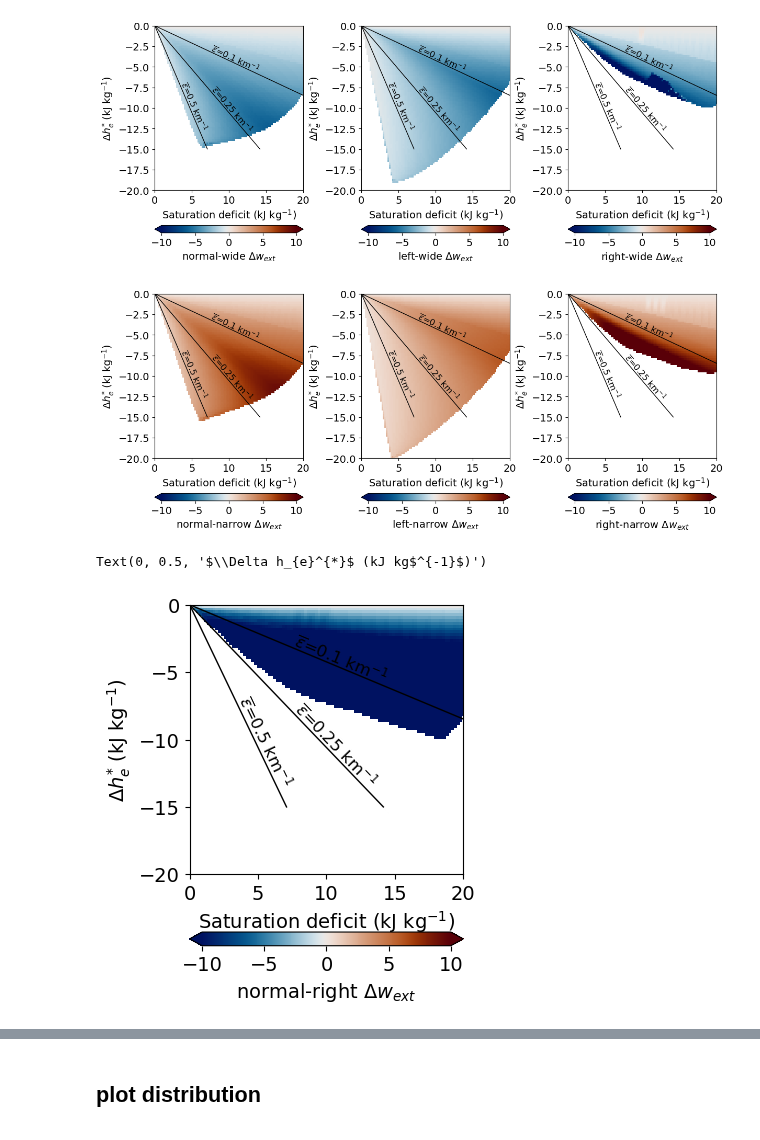
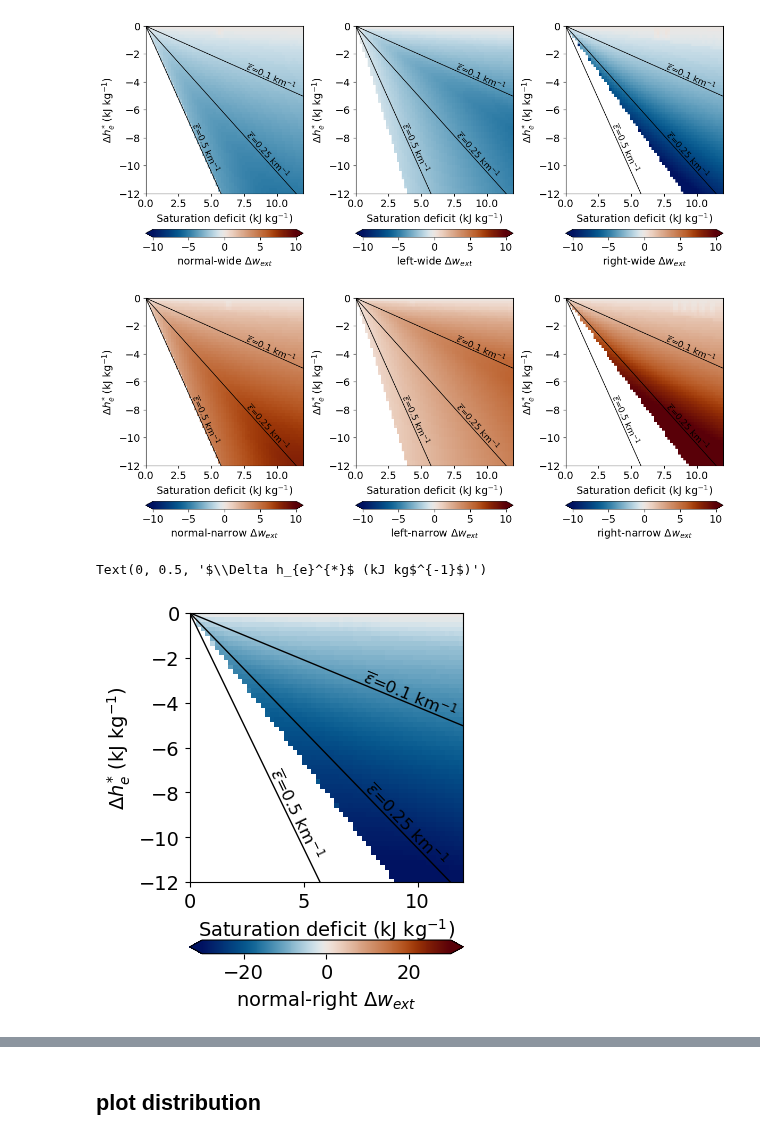
Before and after one commit to dongqi-DQ/plume_models, a Jupyter notebook: distribution_plotting.ipynb, the cells around one changed output, grey strips where cells are left out. Saved outputs shown, nothing was run; the diff lists cells and outputs as text; code cells hidden in the pictures.

```diff
--- a/distribution_plotting.ipynb
+++ b/distribution_plotting.ipynb
@@ -241,7 +241,7 @@ def get_Palmer_plane_breadth(z_b=1400,mprofile="cos",skew_type = "left", read_fr
 
 # Set the model parameters
 
-z_b = 700
+z_b = 1400
 mprofile = "cos"
 
 df_normal = get_Palmer_plane_breadth(z_b,mprofile,skew_type = "normal", read_from_file=False)
@@ -255,5 +255,5 @@ df_normal_wide = get_Palmer_plane_breadth(z_b,mprofile,skew_type = "normal_wide"
 df_left_wide = get_Palmer_plane_breadth(z_b,mprofile,skew_type = "left_wide", read_from_file=False)
 df_right_wide = get_Palmer_plane_breadth(z_b,mprofile=mprofile,skew_type = "right_wide", read_from_file=False)
 df_uniform = get_Palmer_plane_linear(z_b,mprofile=mprofile,skew_type = "uniform", read_from_file=False)
-# df_right_h = get_Palmer_plane_skew(z_b=1400,mprofile=mprofile,skew_type = "right", read_from_file=True)
+# df_right_h = get_Palmer_plane_skew(z_b=1400,mprofile=mprofile,skew_type = "right", read_from_file=False)
 # %% [output]
@@ -818,8 +818,8 @@ for es,xval in zip([-0.5, -0.25,-0.1],[3.5,8.5,8.5]):
         va="bottom"
     )
 
-ax1.set_xlim(0,20)
-ax1.set_ylim(-20,0)
+ax1.set_xlim(0,12)
+ax1.set_ylim(-12,0)
 ax1.set_xlabel(r"Saturation deficit (kJ kg$^{-1}$)")
 ax1.set_ylabel(r"$\Delta h_{e}^{*}$ (kJ kg$^{-1}$)")
 ax1 = fig.add_subplot(132)
@@ -854,8 +854,8 @@ for es,xval in zip([-0.5, -0.25,-0.1],[3.5,8.5,8.5]):
         va="bottom"
     )
 
-ax1.set_xlim(0,20)
-ax1.set_ylim(-20,0)
+ax1.set_xlim(0,12)
+ax1.set_ylim(-12,0)
 ax1.set_xlabel(r"Saturation deficit (kJ kg$^{-1}$)")
 ax1.set_ylabel(r"$\Delta h_{e}^{*}$ (kJ kg$^{-1}$)")
 
@@ -891,13 +891,13 @@ for es,xval in zip([-0.5, -0.25,-0.1],[3.5,8.5,8.5]):
         va="bottom"
     )
 
-ax1.set_xlim(0,20)
-ax1.set_ylim(-20,0)
+ax1.set_xlim(0,12)
+ax1.set_ylim(-12,0)
 ax1.set_xlabel(r"Saturation deficit (kJ kg$^{-1}$)")
 ax1.set_ylabel(r"$\Delta h_{e}^{*}$ (kJ kg$^{-1}$)")
 plt.tight_layout()
 # %% [output]
-[figure, old version]
+[figure, new version]
 # %%
 fig = plt.figure(figsize=(12,5))
 
@@ -933,8 +933,8 @@ for es,xval in zip([-0.5, -0.25,-0.1],[3.5,8.5,8.5]):
         va="bottom"
     )
 
-ax1.set_xlim(0,20)
-ax1.set_ylim(-20,0)
+ax1.set_xlim(0,12)
+ax1.set_ylim(-12,0)
 ax1.set_xlabel(r"Saturation deficit (kJ kg$^{-1}$)")
 ax1.set_ylabel(r"$\Delta h_{e}^{*}$ (kJ kg$^{-1}$)")
 ax1 = fig.add_subplot(132)
@@ -969,8 +969,8 @@ for es,xval in zip([-0.5, -0.25,-0.1],[3.5,8.5,8.5]):
         va="bottom"
     )
 
-ax1.set_xlim(0,20)
-ax1.set_ylim(-20,0)
+ax1.set_xlim(0,12)
+ax1.set_ylim(-12,0)
 ax1.set_xlabel(r"Saturation deficit (kJ kg$^{-1}$)")
 ax1.set_ylabel(r"$\Delta h_{e}^{*}$ (kJ kg$^{-1}$)")
 
@@ -1006,18 +1006,18 @@ for es,xval in zip([-0.5, -0.25,-0.1],[3.5,8.5,8.5]):
         va="bottom"
     )
 
-ax1.set_xlim(0,20)
-ax1.set_ylim(-20,0)
+ax1.set_xlim(0,12)
+ax1.set_ylim(-12,0)
 ax1.set_xlabel(r"Saturation deficit (kJ kg$^{-1}$)")
 ax1.set_ylabel(r"$\Delta h_{e}^{*}$ (kJ kg$^{-1}$)")
 plt.tight_layout()
 # %% [output]
-[figure, old version]
+[figure, new version]
 # %%
 fig = plt.figure(figsize=(12,5))
 
 ax1 = fig.add_subplot(131)
-plt.pcolor(Xi, Yi, Zi_normal-Zi_right,cmap="cmc.vik",vmin=-10,vmax=10)
+plt.pcolor(Xi, Yi, Zi_normal-Zi_right,cmap="cmc.vik",vmin=-30,vmax=30)
 plt.colorbar(label = r"normal-right $\Delta w_{ext}$", extend="both",orientation="horizontal")
 for es,xval in zip([-0.5, -0.25,-0.1],[3.5,8.5,8.5]):
     yval = np.linspace(-15,0,20)
@@ -1025,36 +1025,36 @@ for es,xval in zip([-0.5, -0.25,-0.1],[3.5,8.5,8.5]):
 
     plt.plot(xval1,yval,"k",linewidth=1)
     # slope dy/dx
     dy = yval[-1] - yval[0]
     dx = xval1[-1] - xval1[0]
     angle = np.degrees(np.arctan2(dy, dx))
     ix = np.argwhere(xval1<xval)[0][0]
     # choose a point ON the line for the label
     x_text = xval1[ix]
     y_text = yval[ix]
     if es == -0.25:
         x_text = xval1[ix+1]
         y_text = yval[ix+1]
 
     plt.text(
         x_text, y_text,
         r"$\overline{\epsilon}$"+f"={-es} km"+r"$^{-1}$",
         color="k",
         fontsize=12,
         rotation=angle+180,
         rotation_mode="anchor",
         transform_rotates_text=True,
         ha="left",
         va="bottom"
     )
 
-ax1.set_xlim(0,20)
-ax1.set_ylim(-20,0)
+ax1.set_xlim(0,12)
+ax1.set_ylim(-12,0)
 ax1.set_xlabel(r"Saturation deficit (kJ kg$^{-1}$)")
 ax1.set_ylabel(r"$\Delta h_{e}^{*}$ (kJ kg$^{-1}$)")
 # %% [output]
 Text(0, 0.5, '$\\Delta h_{e}^{*}$ (kJ kg$^{-1}$)')
-[figure, old version]
+[figure, new version]
 # %%
 fig = plt.figure(figsize=(12,5))
 
```
Also changed, not shown: parts of 8 cells of this notebook, 6 other files.
